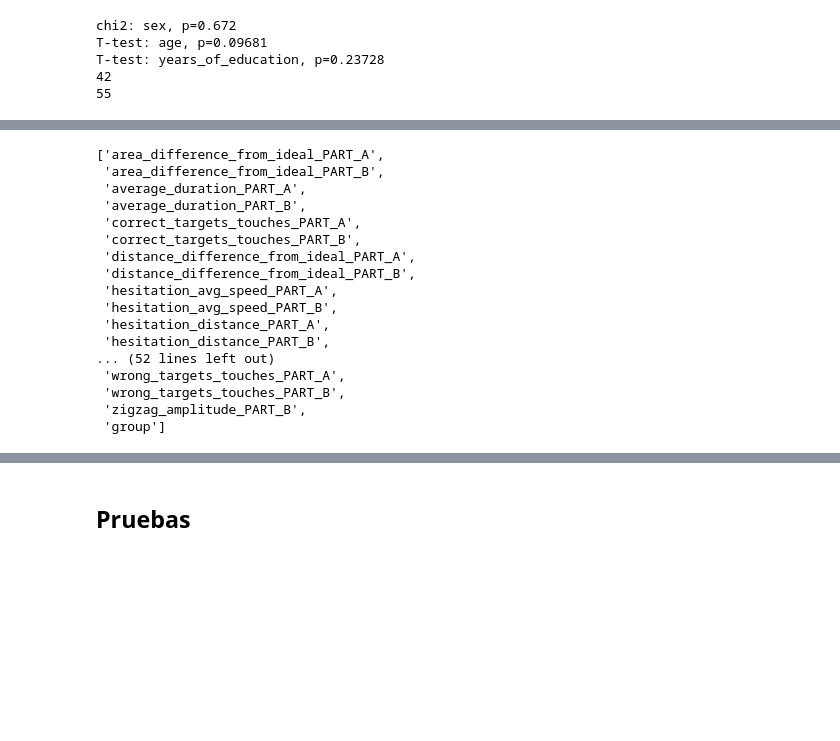
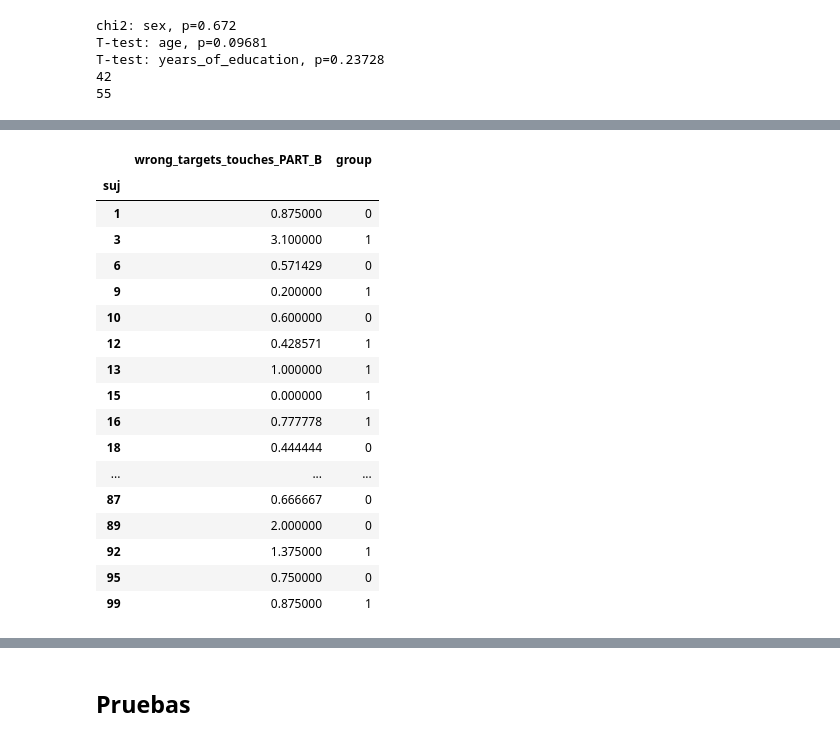
Before and after one commit to gianluca-capelo/tmt-analysis, a Jupyter notebook: notebooks/modelling.ipynb, the cells around one changed output, grey strips where cells are left out. Drawn from its saved outputs; the diff is of its cells as text; code cells hidden in the pictures; blank space fills up the shorter version.

```diff
--- a/notebooks/modelling.ipynb
+++ b/notebooks/modelling.ipynb
@@ -316,21 +295,22 @@ df = df_all.copy()
 
 df_valid = df[df["is_valid"]]
 
-# df_valid = df_valid[df_valid['age'] >= min_age]
+df_valid = df_valid[df_valid['age'] >= min_age]
 
 valid_counts = df_valid.groupby(['subject_id', 'trial_type']).size().unstack(fill_value=0)
 
-# subjects_with_enough_valid_trials = valid_counts[
-#     (valid_counts.get('PART_A', 0) >= 2) & (valid_counts.get('PART_B', 0) >= 2)
-# ].index
+subjects_with_enough_valid_trials = valid_counts[
+    (valid_counts.get('PART_A', 0) >= 1) & (valid_counts.get('PART_B', 0) >= 1)
+].index
 
-# df_valid = df_valid[df_valid['subject_id'].isin(subjects_with_enough_valid_trials)]
+df_valid = df_valid[df_valid['subject_id'].isin(subjects_with_enough_valid_trials)]
 
 subjects_final_set = list(df_valid['subject_id'].unique())
+print("subjects_final_set:", subjects_final_set)
 
 digital_tmt_vars = [
-       'speed_threshold', 'total_distance', 'rt',
-       'correct_targets_touches', 'wrong_targets_touches', 'mean_speed',
+       'total_distance', 'rt',
+       'wrong_targets_touches', 'mean_speed',
        'std_speed', 'peak_speed', 'mean_acceleration', 'std_acceleration',
        'peak_acceleration', 'mean_abs_acceleration', 'std_abs_acceleration',
        'peak_abs_acceleration', 'mean_negative_acceleration',
@@ -340,7 +320,7 @@ digital_tmt_vars = [
        'travel_avg_speed', 'search_avg_speed', 'state_transitions',
        'hesitation_ratio', 'total_hesitations', 'average_duration',
        'max_duration','zigzag_amplitude', 'distance_difference_from_ideal',
-       'area_difference_from_ideal',
+       'area_difference_from_ideal', 'intra_target_time', 'inter_target_time'
 ]
 
 non_digital_vars = ['mmse', 'tmt_a_raw','tmt_a_z', 'tmt_b_raw', 'tmt_b_z',
@@ -370,6 +350,10 @@ for var in common_vars:
     b_col = f"{var}_PART_B"
     ratio_col = f"{var}_B_A_ratio"
     df_digital_tmt[ratio_col] = df_digital_tmt[b_col] / df_digital_tmt[a_col]
+
+# replace `inf` (it would be better to avoid it explicitly)
+df_digital_tmt = df_digital_tmt.replace([np.inf, -np.inf], np.nan)
+
 
 df_digital_tmt = df_digital_tmt.reset_index(names='suj')
 df_digital_tmt = df_digital_tmt[df_digital_tmt['suj'].isin(subjects_final_set)]
@@ -444,21 +396,23 @@ print(high_corr_pairs)
-# %%
-[col for col in df_digital_tmt_with_target.columns if 'hesitation' in col][-2:]
-[col for col in df_digital_tmt_with_target.columns]
-# %% [output]
-['area_difference_from_ideal_PART_A',
- 'area_difference_from_ideal_PART_B',
- 'average_duration_PART_A',
- 'average_duration_PART_B',
- 'correct_targets_touches_PART_A',
- 'correct_targets_touches_PART_B',
- 'distance_difference_from_ideal_PART_A',
- 'distance_difference_from_ideal_PART_B',
- 'hesitation_avg_speed_PART_A',
- 'hesitation_avg_speed_PART_B',
- 'hesitation_distance_PART_A',
- 'hesitation_distance_PART_B',
-... (52 lines left out)
- 'wrong_targets_touches_PART_A',
- 'wrong_targets_touches_PART_B',
- 'zigzag_amplitude_PART_B',
- 'group']
+# %%
+df_digital_tmt_with_target[['wrong_targets_touches_PART_A','wrong_targets_touches_PART_B','wrong_targets_touches_B_A_ratio','group']]
+
+df_digital_tmt_with_target[['wrong_targets_touches_PART_B', 'group']]
+# %% [output]
+|  | wrong_targets_touches_PART_B | group |
+| suj |  |  |
+| 1 | 0.875000 | 0 |
+| 3 | 3.100000 | 1 |
+| 6 | 0.571429 | 0 |
+| 9 | 0.200000 | 1 |
+| 10 | 0.600000 | 0 |
+| 12 | 0.428571 | 1 |
+| 13 | 1.000000 | 1 |
+| 15 | 0.000000 | 1 |
+| 16 | 0.777778 | 1 |
+| 18 | 0.444444 | 0 |
+| ... | ... | ... |
+| 87 | 0.666667 | 0 |
+| 89 | 2.000000 | 0 |
+| 92 | 1.375000 | 1 |
+| 95 | 0.750000 | 0 |
+| 99 | 0.875000 | 1 |
```
Also changed, not shown: parts of 27 cells of this notebook, 4 other files.
